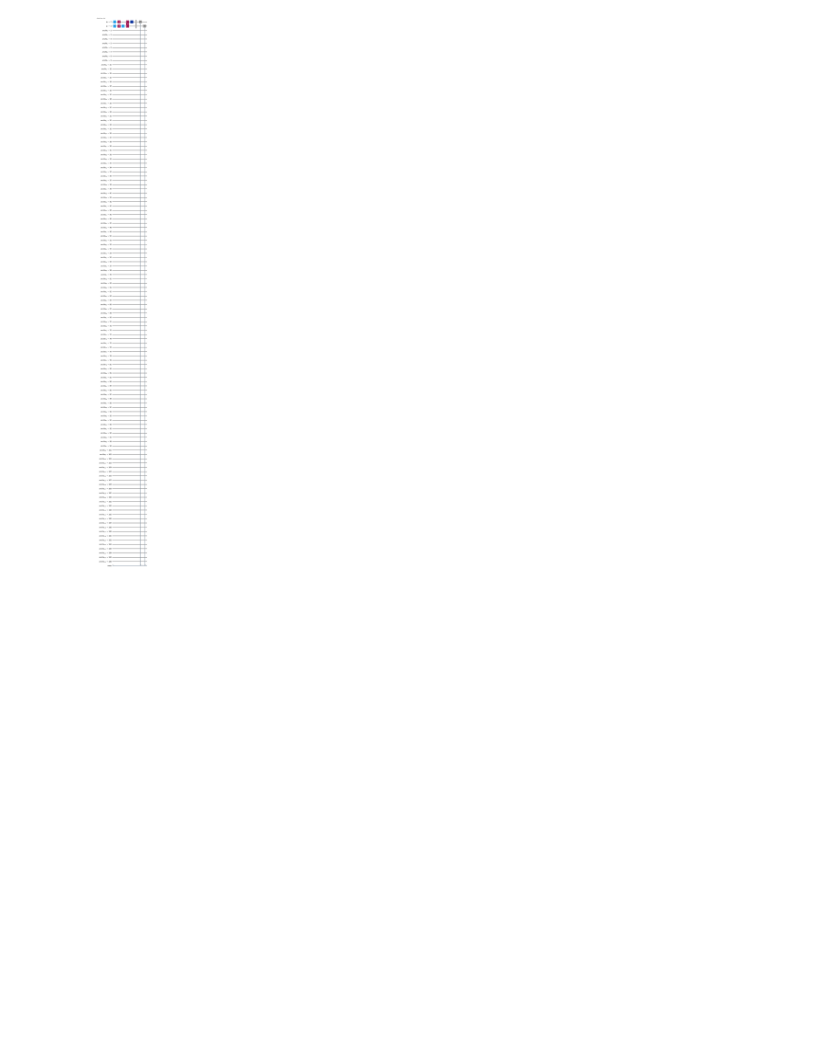
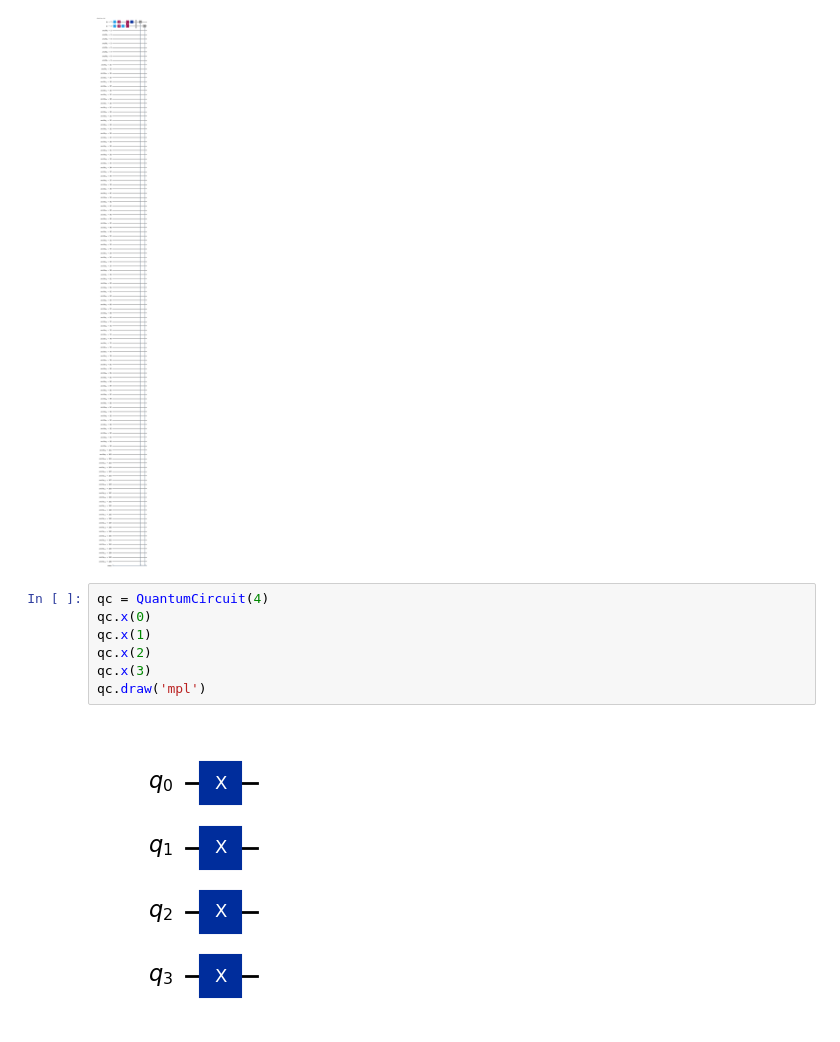
Before and after one commit to markwgreen/csci4140, a Jupyter notebook: Program Execution.ipynb, the cells around one changed output. Drawn from its saved outputs; the diff is of its cells as text; blank space fills up the shorter version.

```diff
--- a/Program Execution.ipynb
+++ b/Program Execution.ipynb
@@ -151,3 +151,12 @@ plot_histogram(result[0].data.meas.get_counts())
 isa_circuit.draw('mpl')
 # %% [output]
 [figure]
+# %%
+qc = QuantumCircuit(4)
+qc.x(0)
+qc.x(1)
+qc.x(2)
+qc.x(3)
+qc.draw('mpl')
+# %% [output]
+[figure, added]
```
Also changed, not shown: parts of 3 cells of this notebook.
